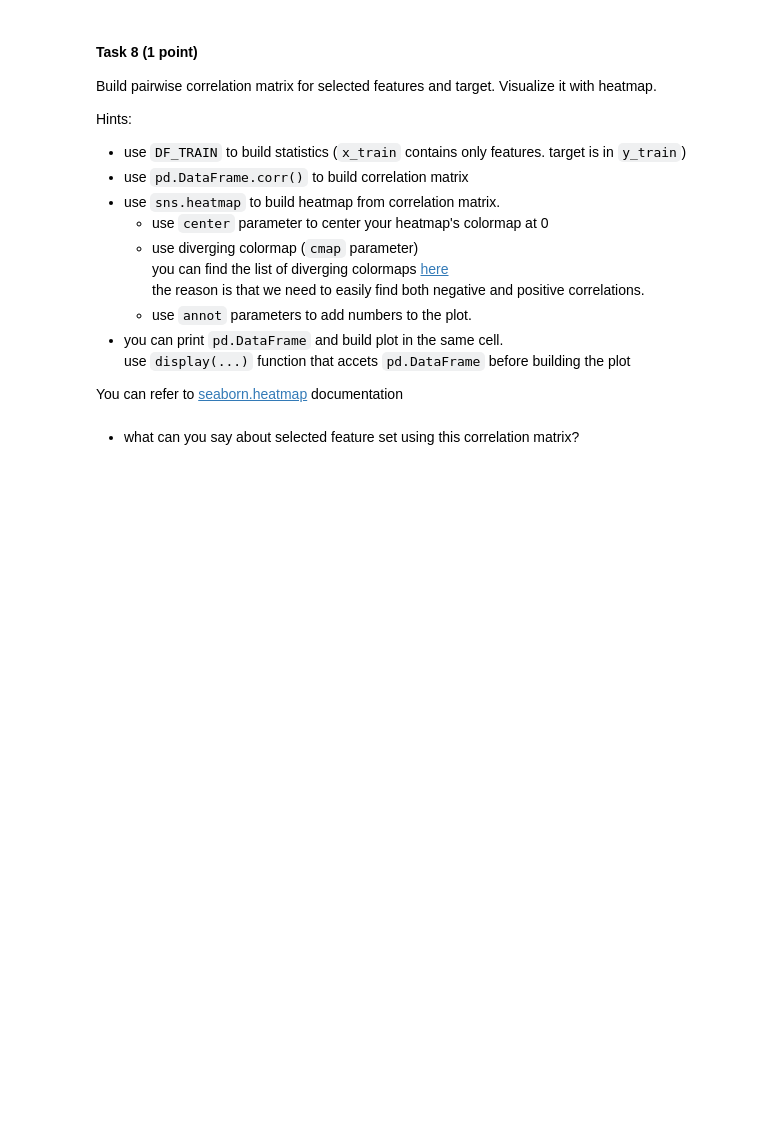
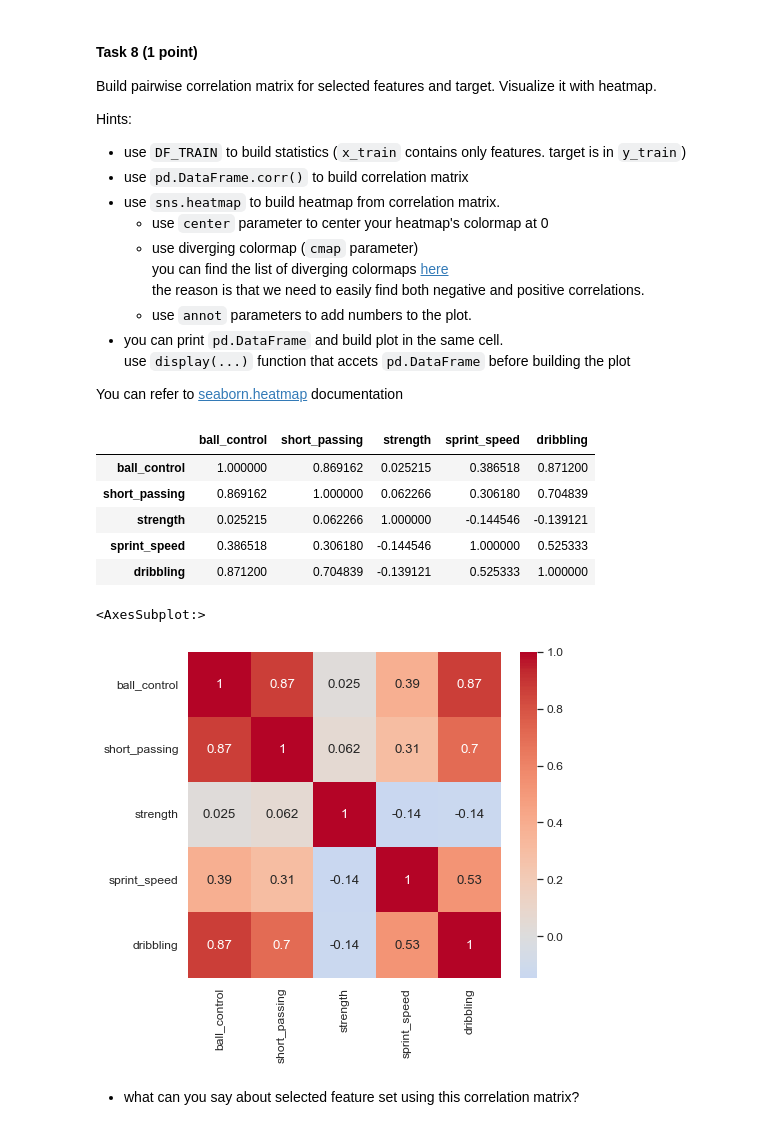
Before and after one commit to AlexUfnif/ml-intro-task3, a Jupyter notebook: linear_regression.ipynb, the cells around one changed output. Cells and saved outputs as stored; diff of their text form; code cells hidden in the pictures; blank space fills up the shorter version.

```diff
--- a/linear_regression.ipynb
+++ b/linear_regression.ipynb
@@ -915,3 +910,22 @@ You can refer to [seaborn.heatmap](https://seaborn.pydata.org/generated/seaborn.
+# %%
+from IPython.display import display
+# # your code here
+# correlation_matrix =
+# display(correlation_matrix)
+# sns.heatmap(...);
+
+correlation_matrix = df.loc[:,cols].corr()
+display(correlation_matrix)
+sns.heatmap(correlation_matrix, annot=True, center=0., cmap='coolwarm')
+# %% [output]
+|  | ball_control | short_passing | strength | sprint_speed | dribbling |
+| ball_control | 1.000000 | 0.869162 | 0.025215 | 0.386518 | 0.871200 |
+| short_passing | 0.869162 | 1.000000 | 0.062266 | 0.306180 | 0.704839 |
+| strength | 0.025215 | 0.062266 | 1.000000 | -0.144546 | -0.139121 |
+| sprint_speed | 0.386518 | 0.306180 | -0.144546 | 1.000000 | 0.525333 |
+| dribbling | 0.871200 | 0.704839 | -0.139121 | 0.525333 | 1.000000 |
+<AxesSubplot:>
+[figure, added]
 # %% [markdown]
 * what can you say about selected feature set using this correlation matrix?
 # %% [markdown]
```
Also changed, not shown: parts of 14 cells of this notebook.
